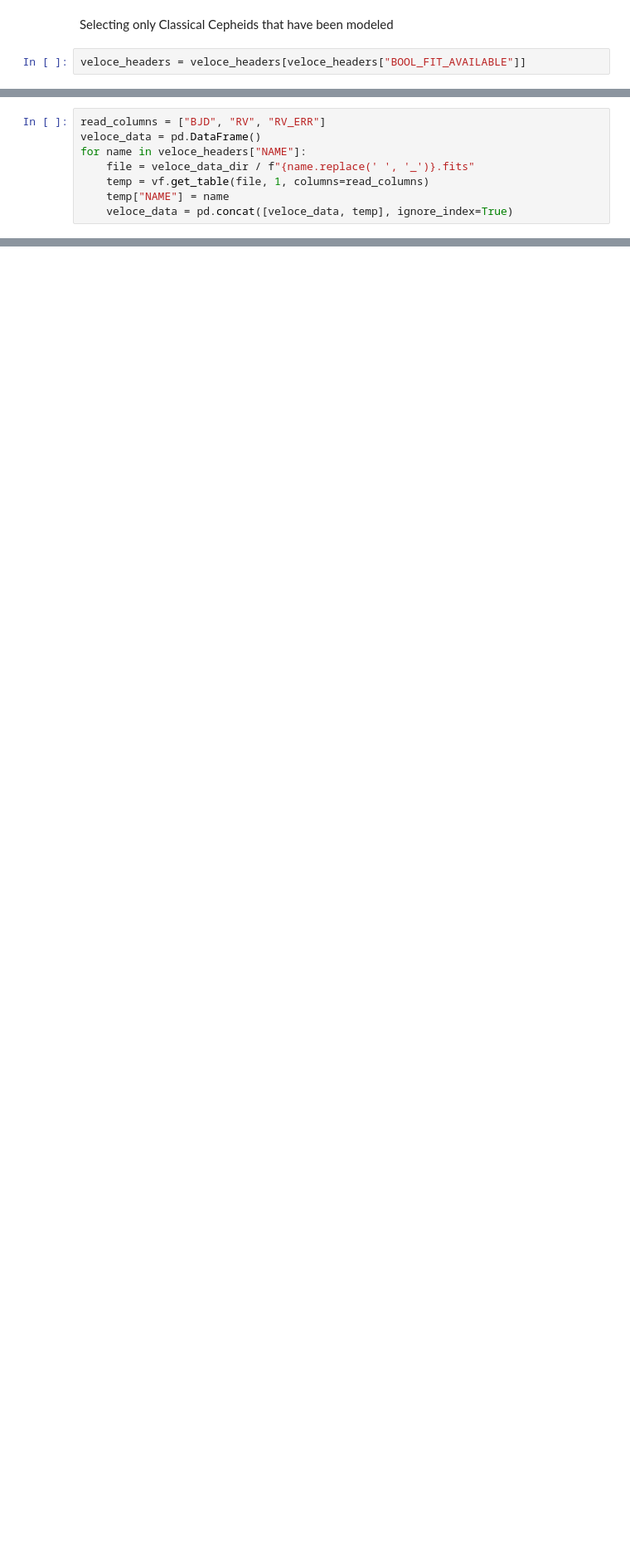
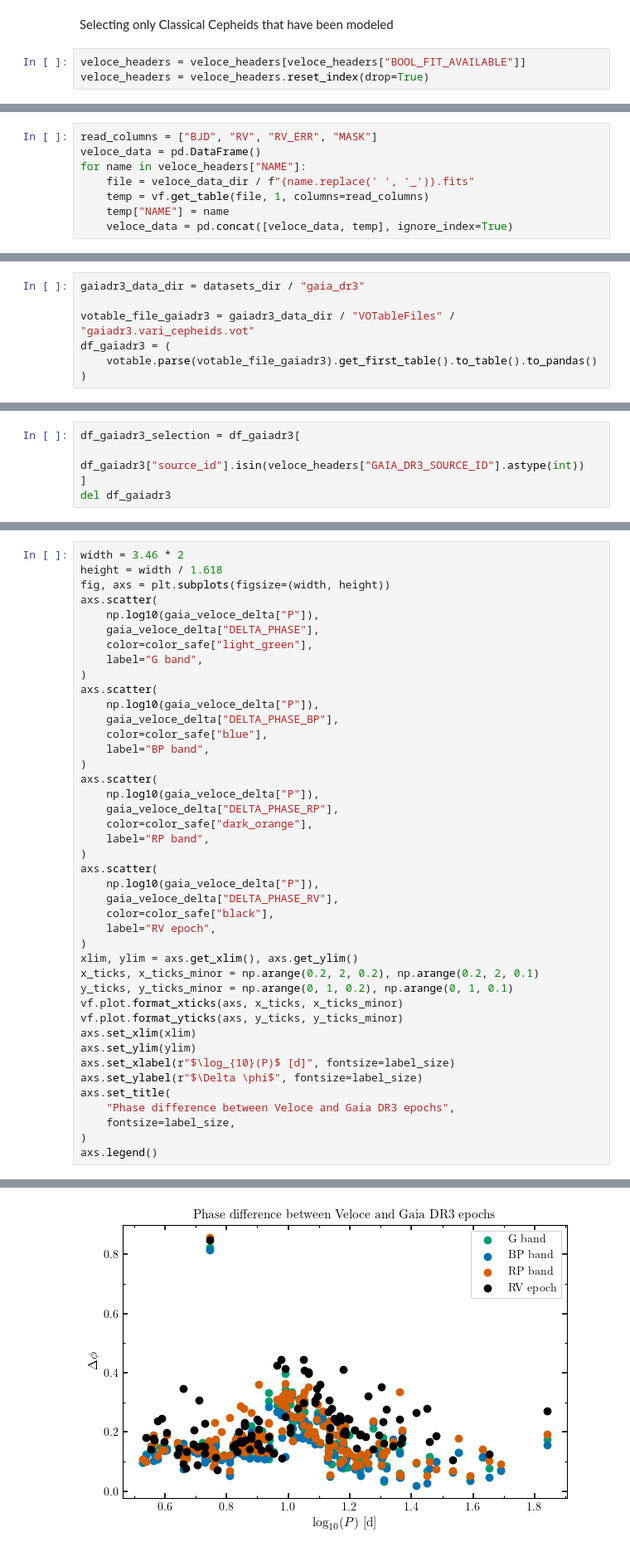
Before and after one commit to giordiviv/veloce-framework, a Jupyter notebook: notebooks/veloceIII_framework.ipynb, the cells around one changed output, grey strips where cells are left out. Shown at 83% size. Cells and saved outputs as stored; diff of their text form; blank space fills up the shorter version.

Commit message:
Veloce Models and start PCA analysis

```diff
--- a/notebooks/veloceIII_framework.ipynb
+++ b/notebooks/veloceIII_framework.ipynb
@@ -47,4 +80,5 @@ veloce_headers = pd.DataFrame(header_list).sort_values("NAME").reset_index(drop=
 Selecting only Classical Cepheids that have been modeled
 # %%
 veloce_headers = veloce_headers[veloce_headers["BOOL_FIT_AVAILABLE"]]
+veloce_headers = veloce_headers.reset_index(drop=True)
 # %% [markdown]
@@ -51,6 +86,6 @@ veloce_headers = veloce_headers[veloce_headers["BOOL_FIT_AVAILABLE"]]
 Get the actual observations for all the targets in with available model.
 # %%
-read_columns = ["BJD", "RV", "RV_ERR"]
+read_columns = ["BJD", "RV", "RV_ERR", "MASK"]
 veloce_data = pd.DataFrame()
 for name in veloce_headers["NAME"]:
     file = veloce_data_dir / f"{name.replace(' ', '_')}.fits"
@@ -75,0 +129,7 @@ veloce_data
+# %%
+gaiadr3_data_dir = datasets_dir / "gaia_dr3"
+
+votable_file_gaiadr3 = gaiadr3_data_dir / "VOTableFiles" / "gaiadr3.vari_cepheids.vot"
+df_gaiadr3 = (
+    votable.parse(votable_file_gaiadr3).get_first_table().to_table().to_pandas()
+)
@@ -75,0 +138,5 @@ veloce_data
+# %%
+df_gaiadr3_selection = df_gaiadr3[
+    df_gaiadr3["source_id"].isin(veloce_headers["GAIA_DR3_SOURCE_ID"].astype(int))
+]
+del df_gaiadr3
@@ -75,0 +252,43 @@ veloce_data
+# %%
+width = 3.46 * 2
+height = width / 1.618
+fig, axs = plt.subplots(figsize=(width, height))
+axs.scatter(
+    np.log10(gaia_veloce_delta["P"]),
+    gaia_veloce_delta["DELTA_PHASE"],
+    color=color_safe["light_green"],
+    label="G band",
+)
+axs.scatter(
+    np.log10(gaia_veloce_delta["P"]),
+    gaia_veloce_delta["DELTA_PHASE_BP"],
+    color=color_safe["blue"],
+    label="BP band",
+)
+axs.scatter(
+    np.log10(gaia_veloce_delta["P"]),
+    gaia_veloce_delta["DELTA_PHASE_RP"],
+    color=color_safe["dark_orange"],
+    label="RP band",
+)
+axs.scatter(
+    np.log10(gaia_veloce_delta["P"]),
+    gaia_veloce_delta["DELTA_PHASE_RV"],
+    color=color_safe["black"],
+    label="RV epoch",
+)
+xlim, ylim = axs.get_xlim(), axs.get_ylim()
+x_ticks, x_ticks_minor = np.arange(0.2, 2, 0.2), np.arange(0.2, 2, 0.1)
+y_ticks, y_ticks_minor = np.arange(0, 1, 0.2), np.arange(0, 1, 0.1)
+vf.plot.format_xticks(axs, x_ticks, x_ticks_minor)
+vf.plot.format_yticks(axs, y_ticks, y_ticks_minor)
+axs.set_xlim(xlim)
+axs.set_ylim(ylim)
+axs.set_xlabel(r"$\log_{10}(P)$ [d]", fontsize=label_size)
+axs.set_ylabel(r"$\Delta \phi$", fontsize=label_size)
+axs.set_title(
+    "Phase difference between Veloce and Gaia DR3 epochs",
+    fontsize=label_size,
+)
+axs.legend()
+# %% [output]
@@ -75,0 +296 @@ veloce_data
+[figure, added]
```
Also changed, not shown: parts of 70 cells of this notebook.
